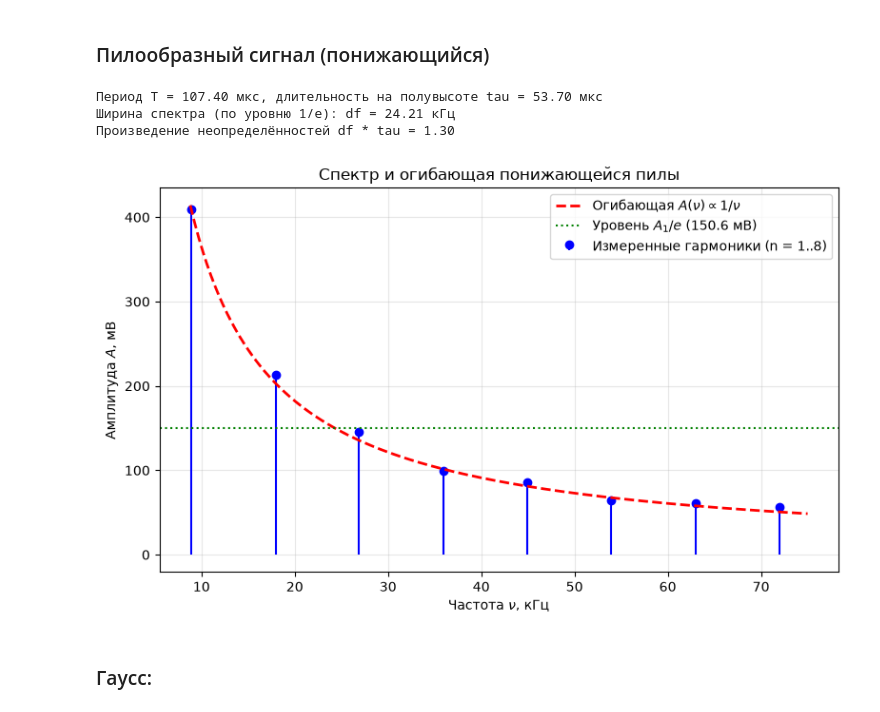
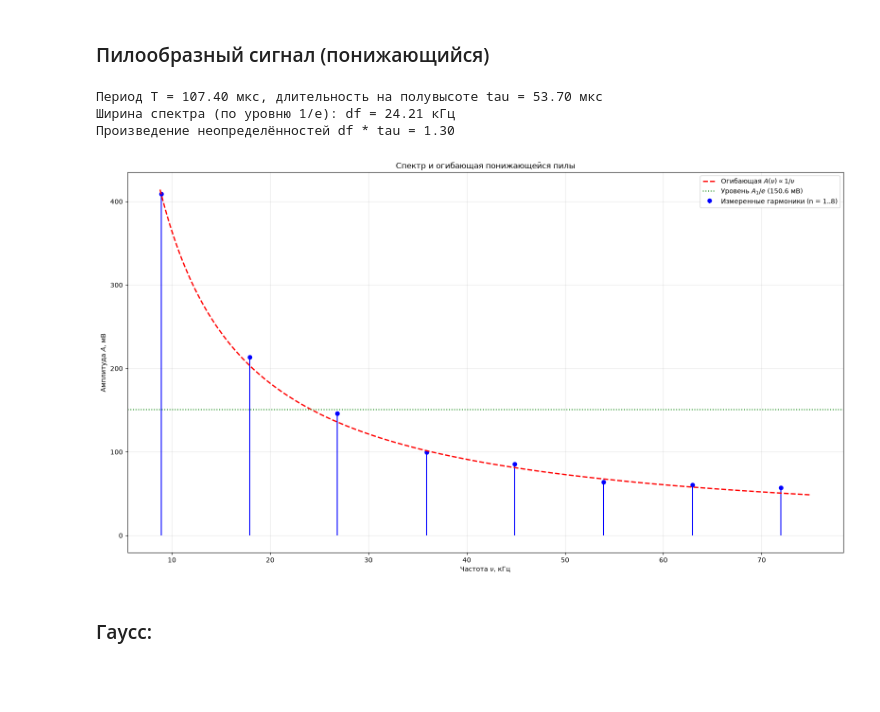
Before and after one commit to tlufl/physics-laboratory-assignments, a Jupyter notebook: sem3/213/lab.ipynb, the cells around one changed output. Cells and saved outputs as stored; diff of their text form; code cells hidden in the pictures; blank space fills up the shorter version.

```diff
--- a/sem3/213/lab.ipynb
+++ b/sem3/213/lab.ipynb
@@ -246,37 +246,37 @@ print(f"Ширина спектра (по уровню 1/e): df = {df_exp:.2f}
 print(f"Произведение неопределённостей df * tau = {(df_exp * 1e3) * tau:.2f}")
 
 # Построение графика
-plt.figure(figsize=(8, 5))
+plt.figure(figsize=(16, 9))
 plt.stem(
     harmonics["freq, kHz"],
     harmonics["A, mV"],
     linefmt="b-",
     markerfmt="bo",
     basefmt=" ",
     label="Измеренные гармоники (n = 1..8)",
 )
 plt.plot(
     f_grid, envelope, "r--", linewidth=2, label=r"Огибающая $A(\nu) \propto 1/\nu$"
 )
 plt.axhline(
     level_e,
     color="g",
     linestyle=":",
     label=f"Уровень $A_1/e$ ({level_e:.1f} мВ)",
 )
 
 plt.title("Спектр и огибающая понижающейся пилы")
 plt.xlabel("Частота $\\nu$, кГц")
 plt.ylabel("Амплитуда $A$, мВ")
 plt.grid(True, alpha=0.3)
 plt.legend()
 plt.tight_layout()
 plt.show()
 # %% [output]
 Период T = 107.40 мкс, длительность на полувысоте tau = 53.70 мкс
 Ширина спектра (по уровню 1/e): df = 24.21 кГц
 Произведение неопределённостей df * tau = 1.30
-[figure, old version]
+[figure, new version]
 # %% [markdown]
 ### Гаусс:
 # %%
```
Also changed, not shown: parts of 13 cells of this notebook.
